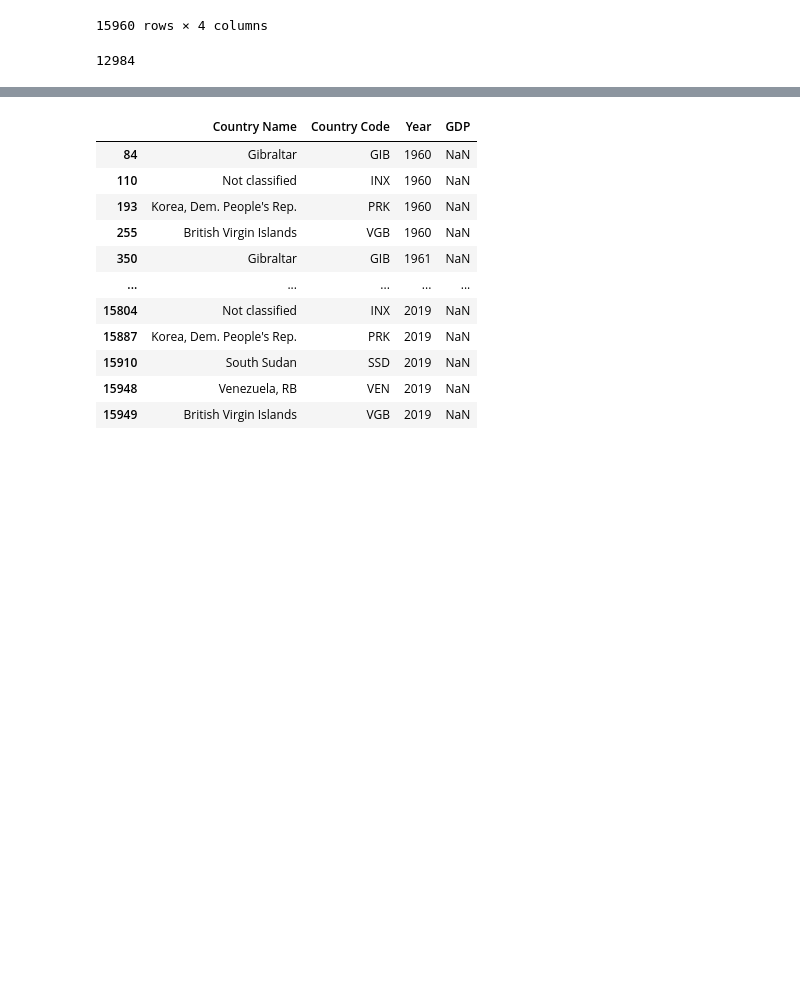
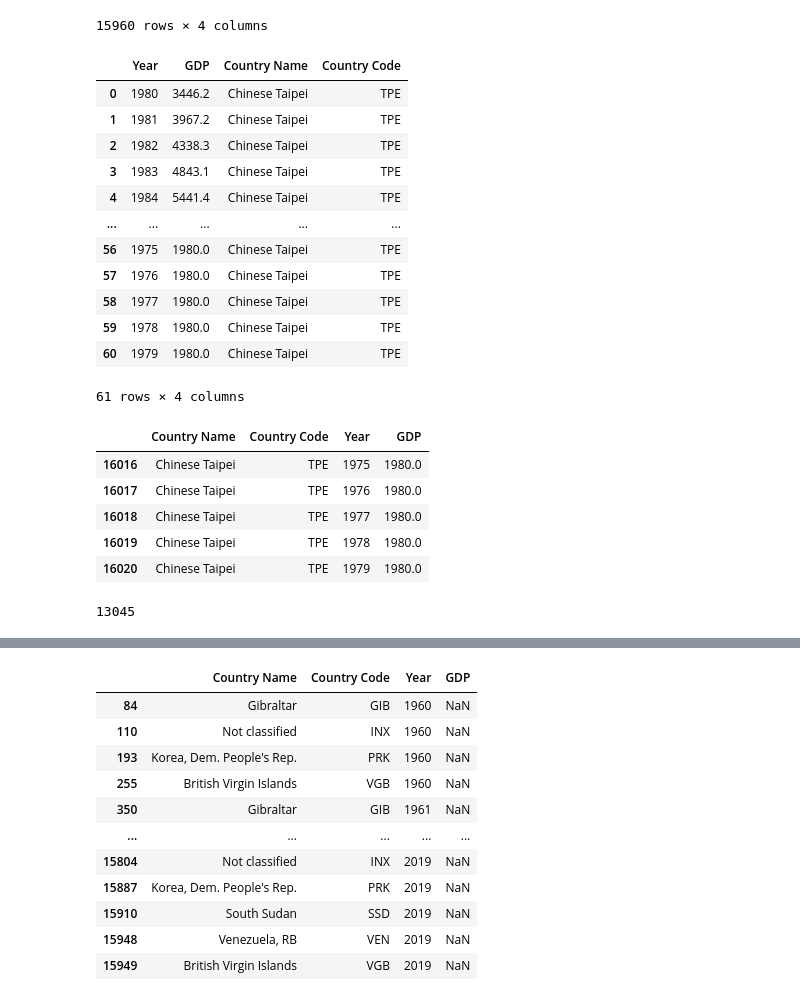
Before and after one commit to Luna-v0/olympic-analyses, a Jupyter notebook: data_transformers/gdp.ipynb, the cells around one changed output, grey strips where cells are left out. Cells and saved outputs as stored; diff of their text form; code cells hidden in the pictures; blank space fills up the shorter version.

```diff
--- a/data_transformers/gdp.ipynb
+++ b/data_transformers/gdp.ipynb
@@ -58,12 +58,87 @@ gdp_melted
 | 15958 | Zambia | ZMB | 2019 | 1268.120941 |
 | 15959 | Zimbabwe | ZWE | 2019 | 1421.868596 |
 15960 rows × 4 columns
+# %%
+taipei_gdp = [
+    (1980, 3446.2),
+    (1981, 3967.2),
+    (1982, 4338.3),
+    (1983, 4843.1),
+    (1984, 5441.4),
+    (1985, 5808.8),
+    (1986, 6541.8),
+    (1987, 7475.6),
+    (1988, 8264.1),
+    (1989, 9243.6),
+    (1990, 9999.4),
+    (1991, 11091.9),
+    (1992, 12171.2),
+    (1993, 13186.4),
+    (1994, 14353.8),
+    (1995, 15475.9),
+    (1996, 16602.1),
+    (1997, 17731.3),
+    (1998, 18526.5),
+    (1999, 19903.7),
+    (2000, 21460.9),
+    (2001, 21512.3),
+    (2002, 22927.3),
+    (2003, 24277.2),
+    (2004, 26562.5),
+    (2005, 28767.3),
+    (2006, 31220.7),
+    (2007, 34138.8),
+    (2008, 34951.8),
+    (2009, 34484.6),
+    (2010, 38404.3),
+    (2011, 40532.6),
+    (2012, 41741.3),
+    (2013, 43435.5),
+    (2014, 45494.3),
+    (2015, 46911.0),
+    (2016, 47272.3),
+    (2017, 48500.8),
+    (2018, 51005.0),
+    (2019, 53476.0),
+    (2020, 56037.8)
+]
+
+taipei_gdp.extend([(year, taipei_gdp[0][0]) for year in range(1960, 1980)])
+
+taipei_gdp_df = pd.DataFrame(taipei_gdp, columns=["Year", "GDP"])
+# add Country Name as Chinese Taipei and Country Code as TPE
+taipei_gdp_df["Country Name"] = "Chinese Taipei"
+taipei_gdp_df["Country Code"] = "TPE"
+
+display(taipei_gdp_df)
+gdp_melted = pd.concat([gdp_melted, taipei_gdp_df], ignore_index=True)
+display(gdp_melted.tail())
+# %% [output]
+|  | Year | GDP | Country Name | Country Code |
+| 0 | 1980 | 3446.2 | Chinese Taipei | TPE |
+| 1 | 1981 | 3967.2 | Chinese Taipei | TPE |
+| 2 | 1982 | 4338.3 | Chinese Taipei | TPE |
+| 3 | 1983 | 4843.1 | Chinese Taipei | TPE |
+| 4 | 1984 | 5441.4 | Chinese Taipei | TPE |
+| ... | ... | ... | ... | ... |
+| 56 | 1975 | 1980.0 | Chinese Taipei | TPE |
+| 57 | 1976 | 1980.0 | Chinese Taipei | TPE |
+| 58 | 1977 | 1980.0 | Chinese Taipei | TPE |
+| 59 | 1978 | 1980.0 | Chinese Taipei | TPE |
+| 60 | 1979 | 1980.0 | Chinese Taipei | TPE |
+61 rows × 4 columns
+|  | Country Name | Country Code | Year | GDP |
+| 16016 | Chinese Taipei | TPE | 1975 | 1980.0 |
+| 16017 | Chinese Taipei | TPE | 1976 | 1980.0 |
+| 16018 | Chinese Taipei | TPE | 1977 | 1980.0 |
+| 16019 | Chinese Taipei | TPE | 1978 | 1980.0 |
+| 16020 | Chinese Taipei | TPE | 1979 | 1980.0 |
 # %%
 nulls = gdp_melted.isnull().sum()
 
 int(gdp_melted.shape[0] - nulls.max())
 # %% [output]
-12984
+13045
 # %%
 gdp_dict = {}
 for country_code in gdp_melted["Country Code"].unique():
```
Also changed, not shown: parts of 8 cells of this notebook, 1 other file.
